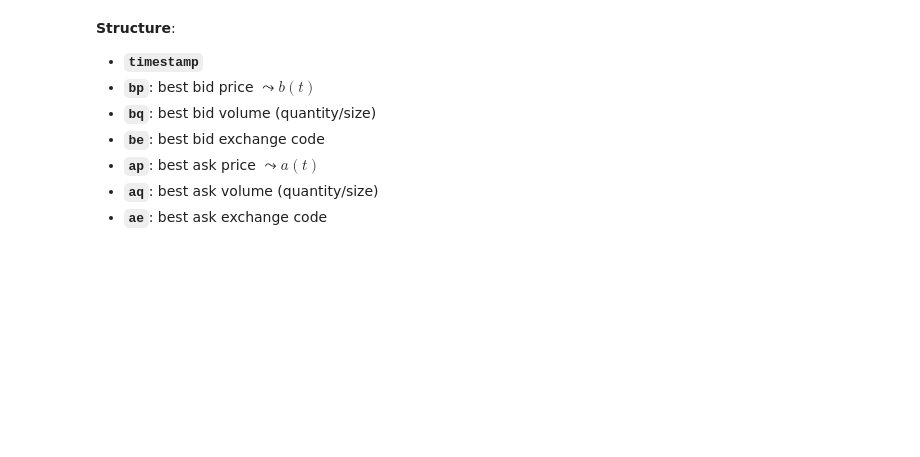
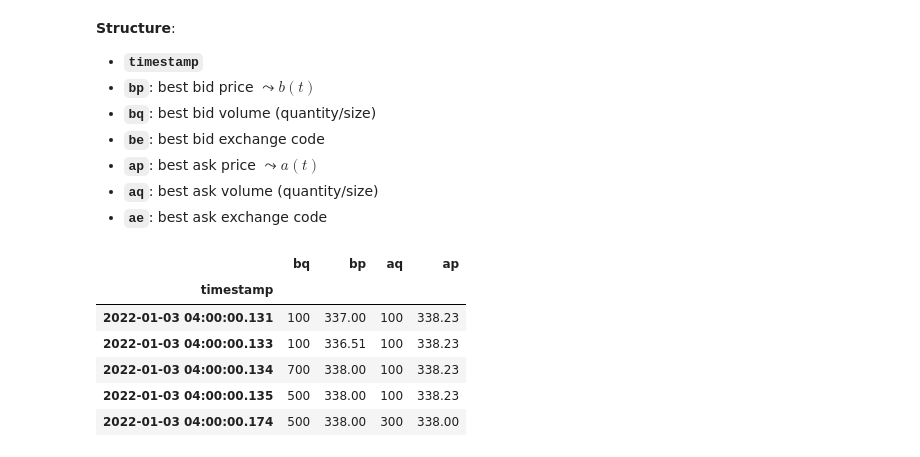
Before and after one commit to lcsrodriguez/optimalHFT, a Jupyter notebook: main.ipynb, the cells around one changed output. Drawn from its saved outputs; the diff is of its cells as text; code cells hidden in the pictures; blank space fills up the shorter version.

```diff
--- a/main.ipynb
+++ b/main.ipynb
@@ -68,0 +109,10 @@ quotes.head()
+# %%
+quotes[L1_COLUMNS].head()
+# %% [output]
+|  | bq | bp | aq | ap |
+| timestamp |  |  |  |  |
+| 2022-01-03 04:00:00.131 | 100 | 337.00 | 100 | 338.23 |
+| 2022-01-03 04:00:00.133 | 100 | 336.51 | 100 | 338.23 |
+| 2022-01-03 04:00:00.134 | 700 | 338.00 | 100 | 338.23 |
+| 2022-01-03 04:00:00.135 | 500 | 338.00 | 100 | 338.23 |
+| 2022-01-03 04:00:00.174 | 500 | 338.00 | 300 | 338.00 |
```
Also changed, not shown: parts of 11 cells of this notebook.
